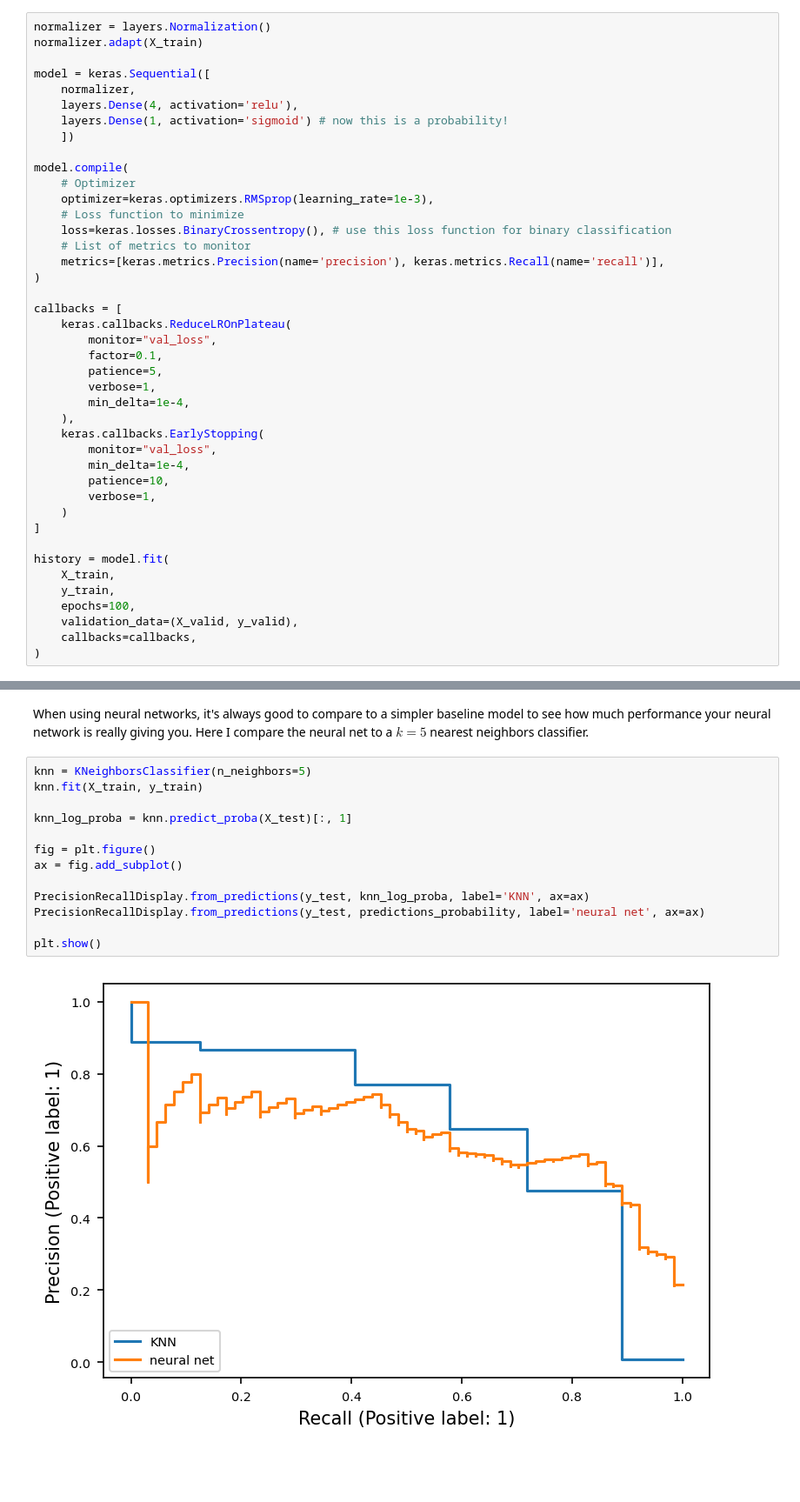
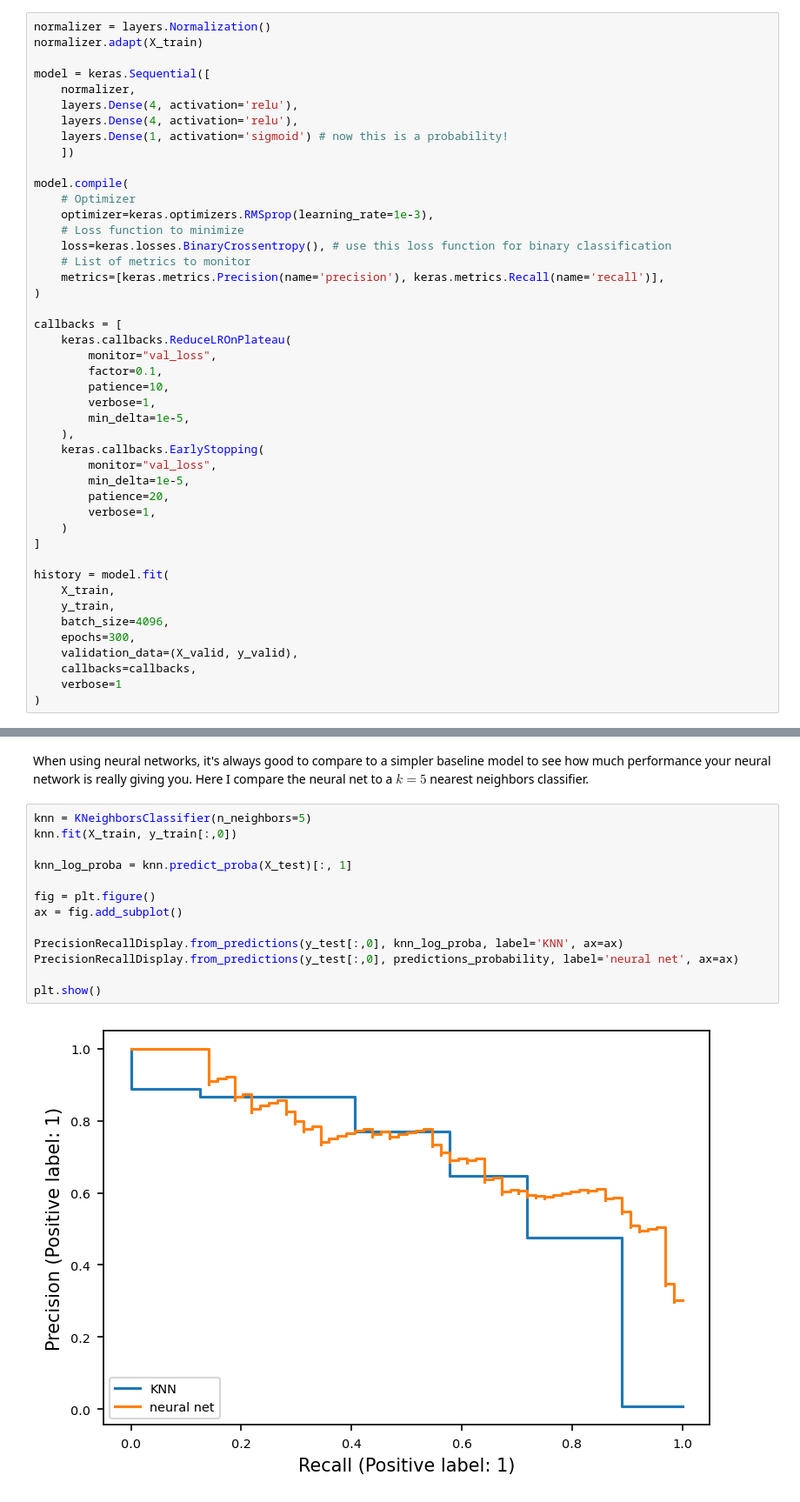
Before and after one commit to uw-astro/astr-598a-spr24, a Jupyter notebook: lectures/Lecture12-neural-networks.ipynb, the cells around one changed output, grey strips where cells are left out. Shown at 87% size. Saved outputs shown, nothing was run; the diff lists cells and outputs as text; blank space fills up the shorter version.

```diff
--- a/lectures/Lecture12-neural-networks.ipynb
+++ b/lectures/Lecture12-neural-networks.ipynb
@@ -411,6 +410,7 @@ normalizer.adapt(X_train)
 
 model = keras.Sequential([
     normalizer,
+    layers.Dense(4, activation='relu'),
     layers.Dense(4, activation='relu'),
     layers.Dense(1, activation='sigmoid') # now this is a probability!
     ])
@@ -428,14 +428,14 @@ callbacks = [
     keras.callbacks.ReduceLROnPlateau(
         monitor="val_loss",
         factor=0.1,
-        patience=5,
+        patience=10,
         verbose=1,
-        min_delta=1e-4,
+        min_delta=1e-5,
     ),
     keras.callbacks.EarlyStopping(
         monitor="val_loss",
-        min_delta=1e-4,
-        patience=10,
+        min_delta=1e-5,
+        patience=20,
         verbose=1,
     )
 ]
@@ -443,8 +443,10 @@ callbacks = [
 history = model.fit(
     X_train,
     y_train,
-    epochs=100,
+    batch_size=4096,
+    epochs=300,
     validation_data=(X_valid, y_valid),
     callbacks=callbacks,
+    verbose=1
 )
 # %% [output]
@@ -492,16 +494,16 @@ RR Lyrae Precision 0.696
 When using neural networks, it's always good to compare to a simpler baseline model to see how much performance your neural network is really giving you. Here I compare the neural net to a $k=5$ nearest neighbors classifier.
 # %%
 knn = KNeighborsClassifier(n_neighbors=5)
-knn.fit(X_train, y_train)
+knn.fit(X_train, y_train[:,0])
 
 knn_log_proba = knn.predict_proba(X_test)[:, 1]
 
 fig = plt.figure()
 ax = fig.add_subplot()
 
-PrecisionRecallDisplay.from_predictions(y_test, knn_log_proba, label='KNN', ax=ax)
-PrecisionRecallDisplay.from_predictions(y_test, predictions_probability, label='neural net', ax=ax)
+PrecisionRecallDisplay.from_predictions(y_test[:,0], knn_log_proba, label='KNN', ax=ax)
+PrecisionRecallDisplay.from_predictions(y_test[:,0], predictions_probability, label='neural net', ax=ax)
 
 plt.show()
 # %% [output]
-[figure, old version]
+[figure, new version]
```
Also changed, not shown: parts of 13 cells of this notebook.
